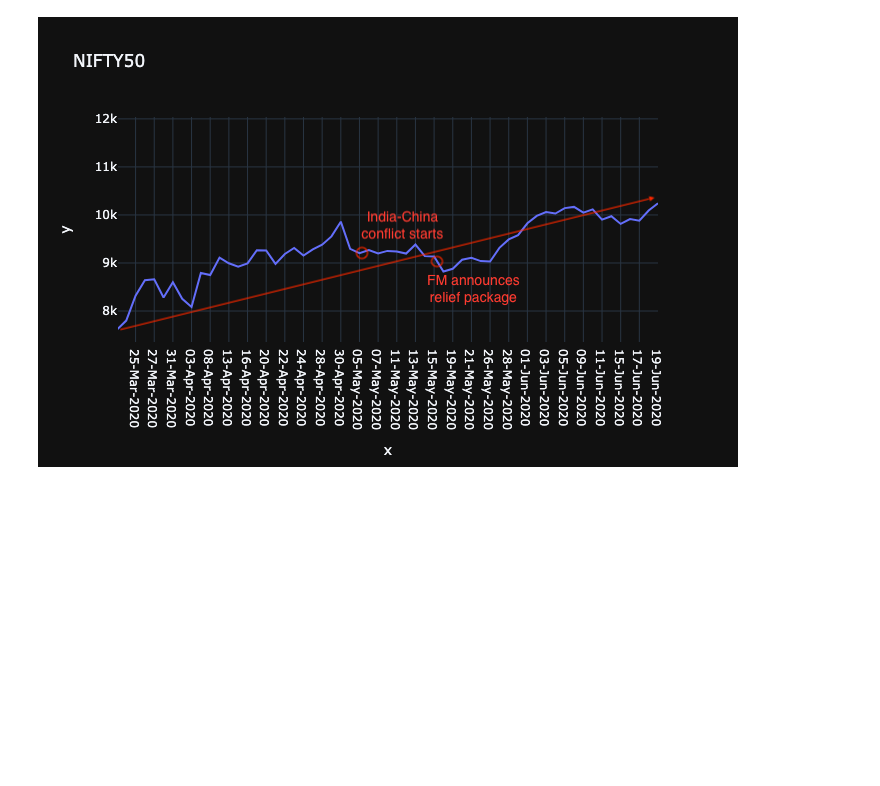
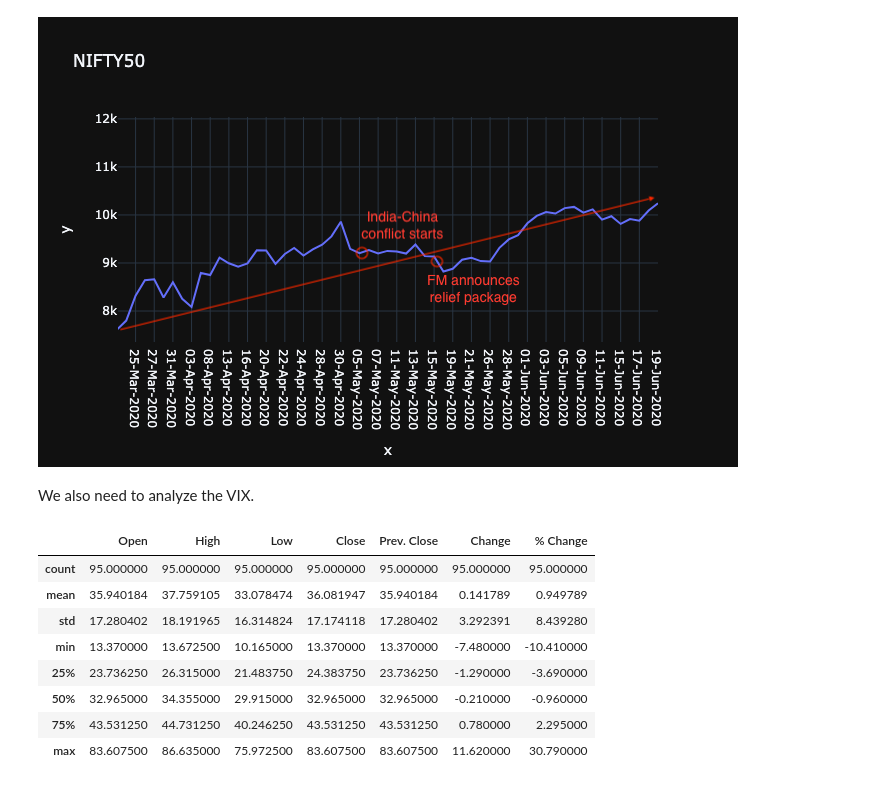
Before and after one commit to vaibhawvipul/financial-markets-analysis-2020, a Jupyter notebook: Analysis of Financial markets after 6 months of COVID-19.ipynb, the cells around one changed output. Cells and saved outputs as stored; diff of their text form; code cells hidden in the pictures; blank space fills up the shorter version.

```diff
--- a/Analysis of Financial markets after 6 months of COVID-19.ipynb
+++ b/Analysis of Financial markets after 6 months of COVID-19.ipynb
@@ -424,3 +492,5 @@ The fall in the nifty50 seems to be out of fear in India market. When Italy impo
 Image(filename='images/nifty50-part-2.png')
 # %% [output]
 [figure]
+# %% [markdown]
+We also need to analyze the VIX.
@@ -426,0 +499,12 @@ Image(filename='images/nifty50-part-2.png')
+# %%
+vix_df.describe()
+# %% [output]
+|  | Open | High | Low | Close | Prev. Close | Change | % Change |
+| count | 95.000000 | 95.000000 | 95.000000 | 95.000000 | 95.000000 | 95.000000 | 95.000000 |
+| mean | 35.940184 | 37.759105 | 33.078474 | 36.081947 | 35.940184 | 0.141789 | 0.949789 |
+| std | 17.280402 | 18.191965 | 16.314824 | 17.174118 | 17.280402 | 3.292391 | 8.439280 |
+| min | 13.370000 | 13.672500 | 10.165000 | 13.370000 | 13.370000 | -7.480000 | -10.410000 |
+| 25% | 23.736250 | 26.315000 | 21.483750 | 24.383750 | 23.736250 | -1.290000 | -3.690000 |
+| 50% | 32.965000 | 34.355000 | 29.915000 | 32.965000 | 32.965000 | -0.210000 | -0.960000 |
+| 75% | 43.531250 | 44.731250 | 40.246250 | 43.531250 | 43.531250 | 0.780000 | 2.295000 |
+| max | 83.607500 | 86.635000 | 75.972500 | 83.607500 | 83.607500 | 11.620000 | 30.790000 |
```
Also changed, not shown: parts of 18 cells of this notebook.
